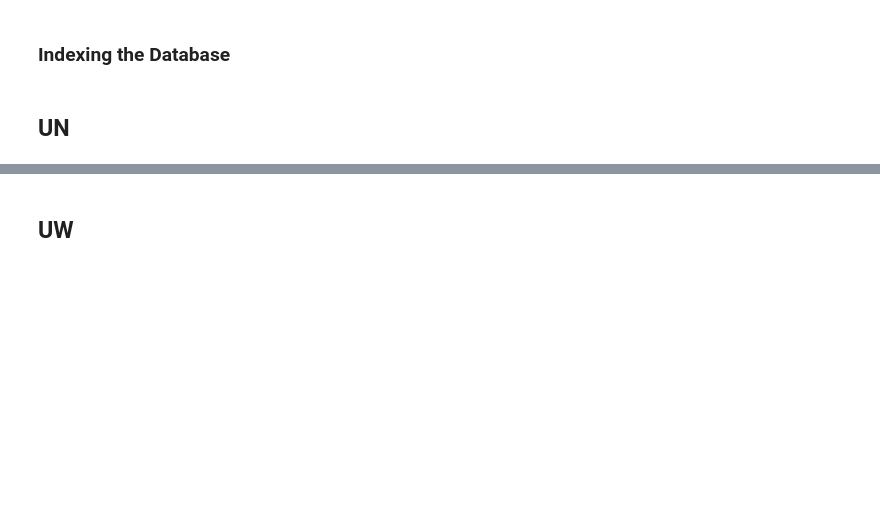
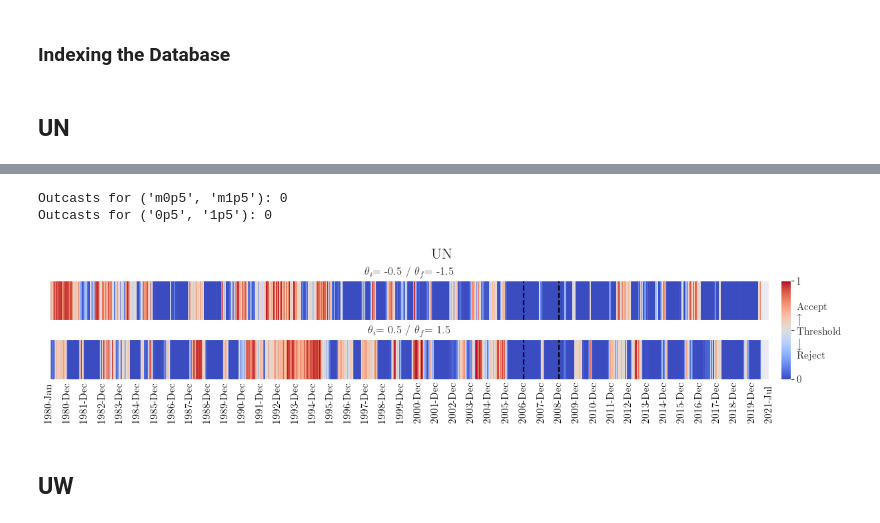
Before and after one commit to fedesss98/stabilvol, a Jupyter notebook: notebooks/17-mfht-rolling-ks.ipynb, the cells around one changed output, grey strips where cells are left out. Drawn from its saved outputs; the diff is of its cells as text; code cells hidden in the pictures; blank space fills up the shorter version.

```diff
--- a/notebooks/17-mfht-rolling-ks.ipynb
+++ b/notebooks/17-mfht-rolling-ks.ipynb
@@ -46,4 +46,4 @@ LEVELS = sorted(LEVELS)
 
 VOL_LIMIT= 0.5  # Change this will change all the pickle files, remember to re-generate them
 
-NDAYS = 28
+NDAYS = 365
@@ -283,7 +289,7 @@ def plot_rolling_pmesh(coefficients, windows, values, **kwargs):
     for i, (coeff, ax) in enumerate(zip(coefficients, flattened_axs)):
         for j, (start_date, end_date) in enumerate(windows):
                 # See where the max is zero and label it as outcast
-                if values[i, j] == -1:
+                if values[i, j] < 0:
                     outcasts[coeff].append((start_date, end_date))
         print(f"Outcasts for {coeff}: {len(outcasts[coeff])}")
 
@@ -364,6 +426,10 @@ p_values, stat_values, outcasts = test_mfhts(market, windows, NDAYS, coefficient
 # %%
  # With a confidence level of 95%, we must reject the hypothesis that the distributions are the same if the p-value is less than 0.05
-fig, errors = plot_rolling_pmesh(coefficients, windows, p_values, latex=True, suptitle=market, ndays=NDAYS, label_spacing=365)
+fig, errors = plot_rolling_pmesh(coefficients, actual_windows, p_values, latex=True, suptitle=market, ndays=NDAYS, label_spacing=365)
+# %% [output]
+Outcasts for ('m0p5', 'm1p5'): 0
+Outcasts for ('0p5', '1p5'): 0
+[figure, added]
 # %%
 fig.savefig(f'../visualization/dynamics/rolling_windows/{market}_rolling_MFHT_p_{NDAYS}days_variousthresholds_{VOL_LIMIT}.png', bbox_inches='tight')
 fig.savefig(f'../visualization/dynamics/rolling_windows/{market}_rolling_MFHT_p_{NDAYS}days_variousthresholds_{VOL_LIMIT}.eps', bbox_inches='tight')
```
Also changed, not shown: parts of 16 cells of this notebook.
